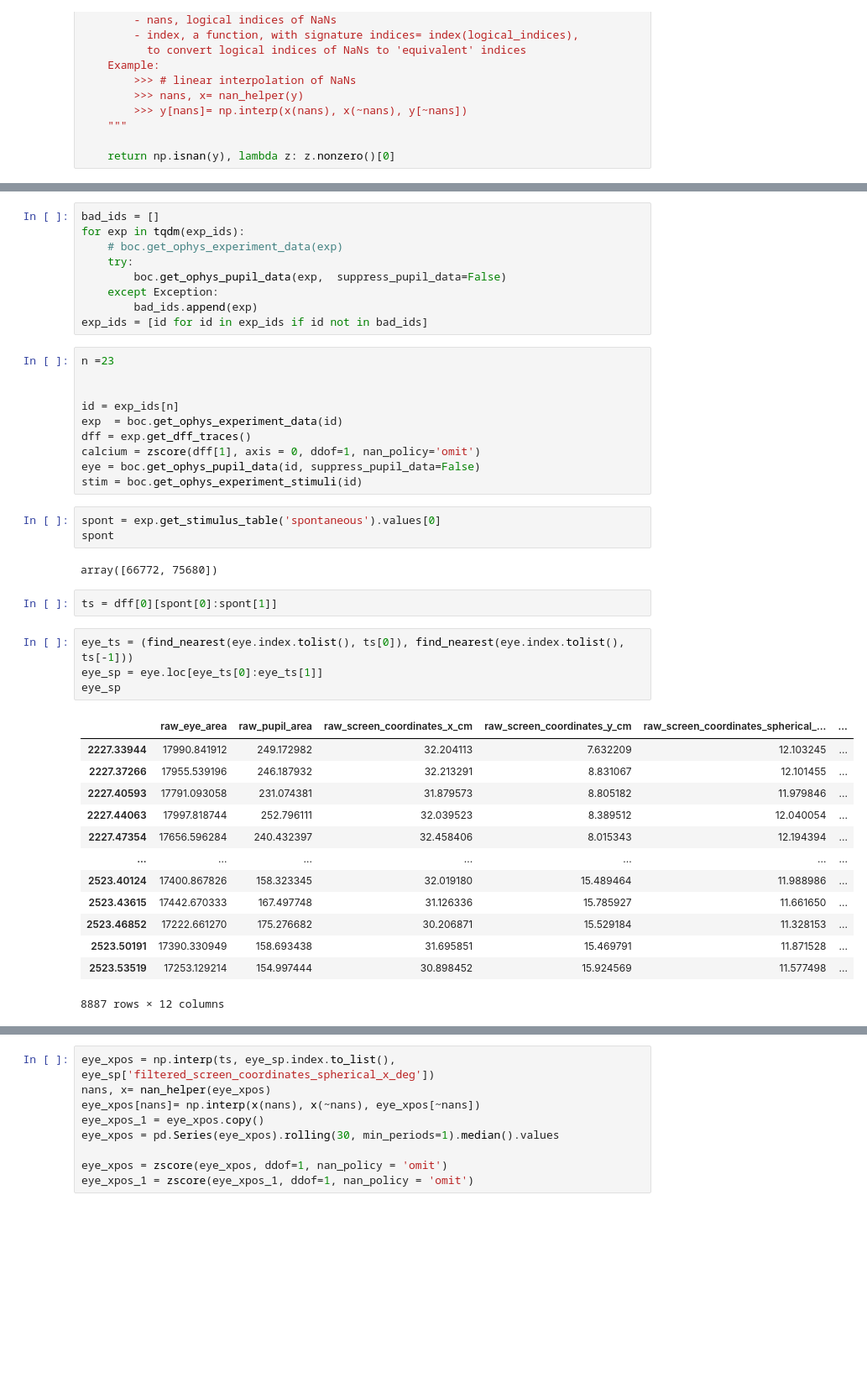
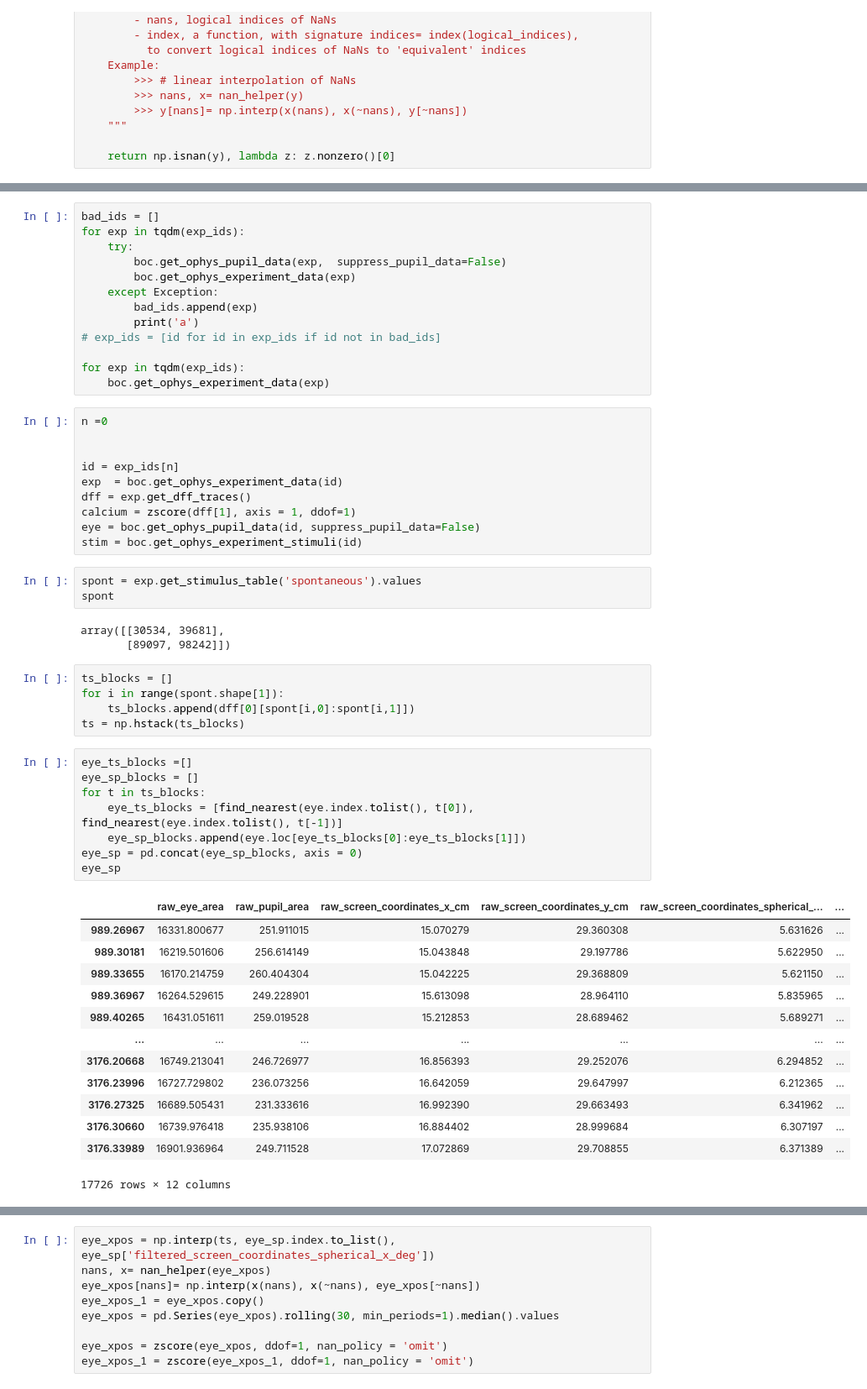
Before and after one commit to valtot/Explore_AllenBrainObservatory, a Jupyter notebook: SpontaneousActivity.ipynb, the cells around one changed output, grey strips where cells are left out. Shown: that part at 84% size. Drawn from its saved outputs; the diff is of its cells as text; blank space fills up the shorter version.

```diff
--- a/SpontaneousActivity.ipynb
+++ b/SpontaneousActivity.ipynb
@@ -116,44 +108,56 @@ exp_ids
 # %%
 bad_ids = []
 for exp in tqdm(exp_ids):
-    # boc.get_ophys_experiment_data(exp)
     try:
         boc.get_ophys_pupil_data(exp,  suppress_pupil_data=False)
+        boc.get_ophys_experiment_data(exp)
     except Exception:
         bad_ids.append(exp)
-exp_ids = [id for id in exp_ids if id not in bad_ids]
+        print('a')
+# exp_ids = [id for id in exp_ids if id not in bad_ids]
+
+for exp in tqdm(exp_ids):
+    boc.get_ophys_experiment_data(exp)
 # %%
-n =23
+n =0
 
 
 id = exp_ids[n]
 exp  = boc.get_ophys_experiment_data(id)
 dff = exp.get_dff_traces()
-calcium = zscore(dff[1], axis = 0, ddof=1, nan_policy='omit')
+calcium = zscore(dff[1], axis = 1, ddof=1)
 eye = boc.get_ophys_pupil_data(id, suppress_pupil_data=False)
 stim = boc.get_ophys_experiment_stimuli(id)
 # %%
-spont = exp.get_stimulus_table('spontaneous').values[0]
+spont = exp.get_stimulus_table('spontaneous').values
 spont
 # %% [output]
-array([66772, 75680])
+array([[30534, 39681],
+       [89097, 98242]])
-# %%
-ts = dff[0][spont[0]:spont[1]]
+# %%
+ts_blocks = []
+for i in range(spont.shape[1]):
+    ts_blocks.append(dff[0][spont[i,0]:spont[i,1]])
+ts = np.hstack(ts_blocks)
 # %%
-eye_ts = (find_nearest(eye.index.tolist(), ts[0]), find_nearest(eye.index.tolist(), ts[-1]))
-eye_sp = eye.loc[eye_ts[0]:eye_ts[1]]
+eye_ts_blocks =[]
+eye_sp_blocks = []
+for t in ts_blocks:
+    eye_ts_blocks = [find_nearest(eye.index.tolist(), t[0]), find_nearest(eye.index.tolist(), t[-1])]
+    eye_sp_blocks.append(eye.loc[eye_ts_blocks[0]:eye_ts_blocks[1]])
+eye_sp = pd.concat(eye_sp_blocks, axis = 0)
 eye_sp
 # %% [output]
 |  | raw_eye_area | raw_pupil_area | raw_screen_coordinates_x_cm | raw_screen_coordinates_y_cm | raw_screen_coordinates_spherical_... | ... |
-| 2227.33944 | 17990.841912 | 249.172982 | 32.204113 | 7.632209 | 12.103245 | ... |
-| 2227.37266 | 17955.539196 | 246.187932 | 32.213291 | 8.831067 | 12.101455 | ... |
-| 2227.40593 | 17791.093058 | 231.074381 | 31.879573 | 8.805182 | 11.979846 | ... |
-| 2227.44063 | 17997.818744 | 252.796111 | 32.039523 | 8.389512 | 12.040054 | ... |
-| 2227.47354 | 17656.596284 | 240.432397 | 32.458406 | 8.015343 | 12.194394 | ... |
+| 989.26967 | 16331.800677 | 251.911015 | 15.070279 | 29.360308 | 5.631626 | ... |
+| 989.30181 | 16219.501606 | 256.614149 | 15.043848 | 29.197786 | 5.622950 | ... |
+| 989.33655 | 16170.214759 | 260.404304 | 15.042225 | 29.368809 | 5.621150 | ... |
+| 989.36967 | 16264.529615 | 249.228901 | 15.613098 | 28.964110 | 5.835965 | ... |
+| 989.40265 | 16431.051611 | 259.019528 | 15.212853 | 28.689462 | 5.689271 | ... |
 | ... | ... | ... | ... | ... | ... | ... |
-| 2523.40124 | 17400.867826 | 158.323345 | 32.019180 | 15.489464 | 11.988986 | ... |
-| 2523.43615 | 17442.670333 | 167.497748 | 31.126336 | 15.785927 | 11.661650 | ... |
-| 2523.46852 | 17222.661270 | 175.276682 | 30.206871 | 15.529184 | 11.328153 | ... |
-| 2523.50191 | 17390.330949 | 158.693438 | 31.695851 | 15.469791 | 11.871528 | ... |
-| 2523.53519 | 17253.129214 | 154.997444 | 30.898452 | 15.924569 | 11.577498 | ... |
+| 3176.20668 | 16749.213041 | 246.726977 | 16.856393 | 29.252076 | 6.294852 | ... |
+| 3176.23996 | 16727.729802 | 236.073256 | 16.642059 | 29.647997 | 6.212365 | ... |
+| 3176.27325 | 16689.505431 | 231.333616 | 16.992390 | 29.663493 | 6.341962 | ... |
+| 3176.30660 | 16739.976418 | 235.938106 | 16.884402 | 28.999684 | 6.307197 | ... |
+| 3176.33989 | 16901.936964 | 249.711528 | 17.072869 | 29.708855 | 6.371389 | ... |
-8887 rows × 12 columns
+17726 rows × 12 columns
```
Also changed, not shown: parts of 51 cells of this notebook.
